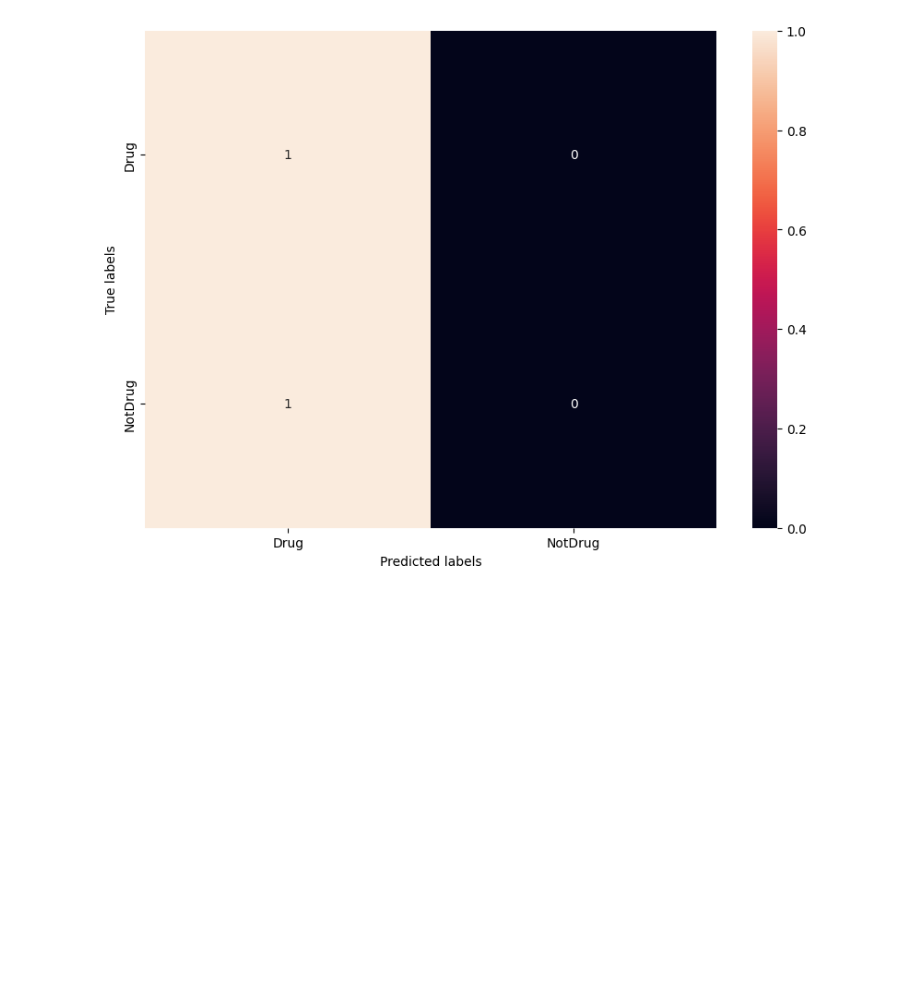
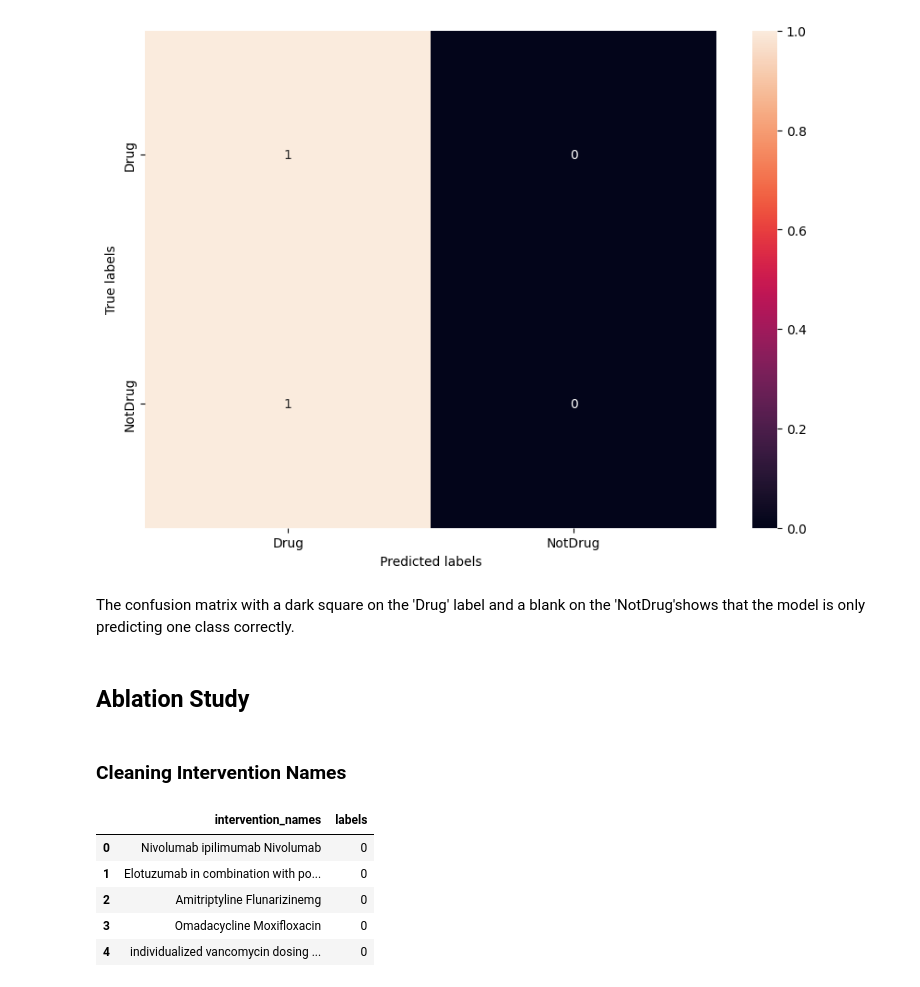
Before and after one commit to faithNassiwa/ner-clinicaltrials-interventions, a Jupyter notebook: Project.ipynb, the cells around one changed output. Cells and saved outputs as stored; diff of their text form; code cells hidden in the pictures; blank space fills up the shorter version.

```diff
--- a/Project.ipynb
+++ b/Project.ipynb
@@ -470,3 +479,34 @@ cm = confusion_matrix(split['test']['labels'], test_pred, normalize='true')
 plot_confusion_matrix(cm)
 # %% [output]
 [figure]
+# %% [markdown]
+The confusion matrix with a dark square on the 'Drug' label and a blank on the 'NotDrug'shows that the model is only predicting one class correctly.
+# %% [markdown]
+## Ablation Study
+# %% [markdown]
+### Cleaning Intervention Names
+# %%
+def clean_intervention_names(name):
+  # replace |, +, /, -, %
+  name = name.replace('|', ' ')
+  name = name.replace('+', ' ')
+  name = name.replace('/', ' ')
+  name = name.replace('-', ' ')
+  name = name.replace('%', ' ')
+  # remove numbers after a space
+  name = re.sub(r'\s\d+', '', name)
+  # remove punctuation
+  cleaned_name = re.sub(r'[^\w\s]', '', name)
+  return cleaned_name
+# %%
+df3 = df2.copy()
+df3['intervention_names'] = df3['intervention_names'].apply(clean_intervention_names)
+# %%
+df3.head()
+# %% [output]
+|  | intervention_names | labels |
+| 0 | Nivolumab ipilimumab Nivolumab | 0 |
+| 1 | Elotuzumab in combination with po... | 0 |
+| 2 | Amitriptyline Flunarizinemg | 0 |
+| 3 | Omadacycline Moxifloxacin | 0 |
+| 4 | individualized vancomycin dosing ... | 0 |
```
Also changed, not shown: parts of 13 cells of this notebook.
